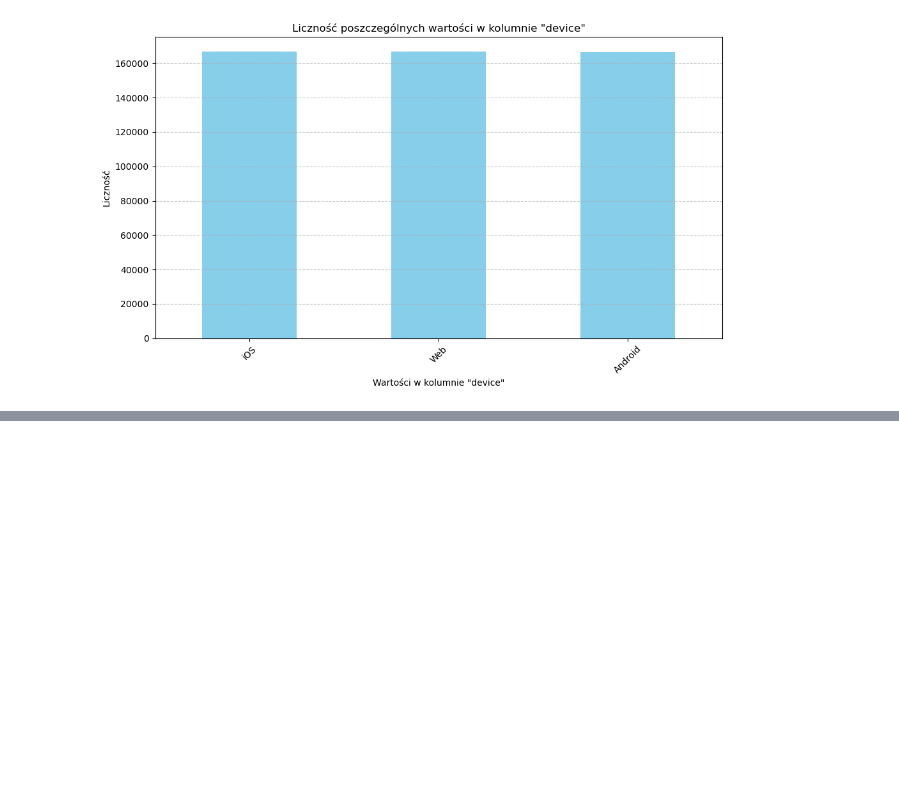
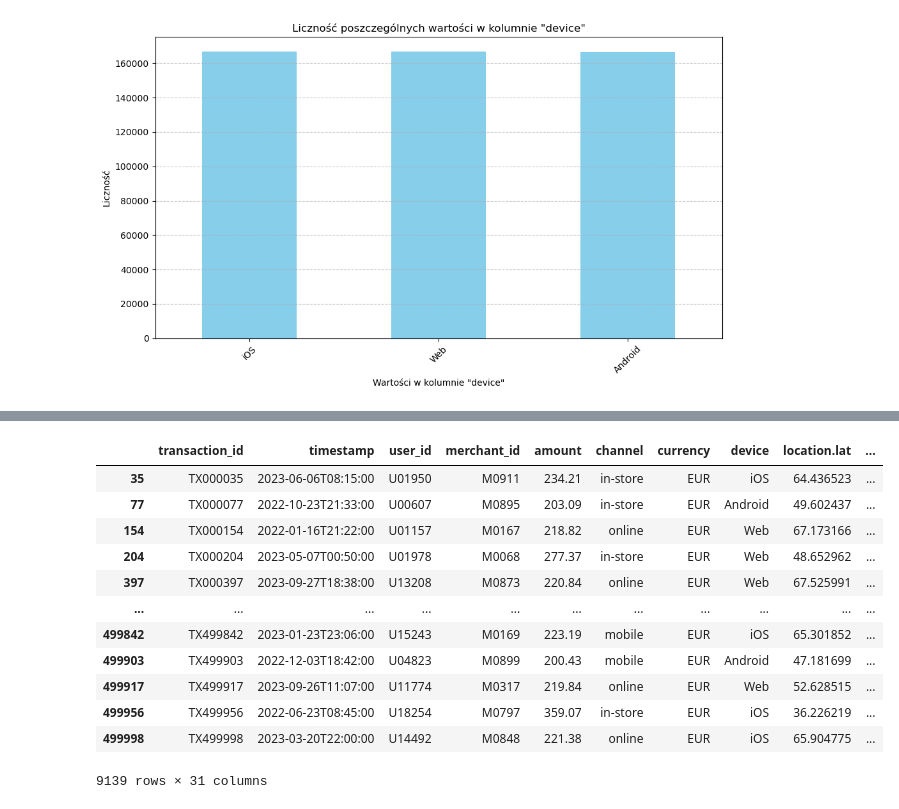
Before and after one commit to AleksanderWWW/gen-z4ikers, a Jupyter notebook: eda.ipynb, the cells around one changed output, grey strips where cells are left out. Cells and saved outputs as stored; diff of their text form; code cells hidden in the pictures; blank space fills up the shorter version.

```diff
--- a/eda.ipynb
+++ b/eda.ipynb
@@ -32,0 +86,20 @@ plt.show()
+# %%
+mask_z = abs(zscore(df['amount'])) > 3
+mask_z = abs(zscore(df['amount'])) > 3
+out_z = df[mask_z] = df[mask_z]
+# %%
+out_z
+# %% [output]
+|  | transaction_id | timestamp | user_id | merchant_id | amount | channel | currency | device | location.lat | ... |
+| 35 | TX000035 | 2023-06-06T08:15:00 | U01950 | M0911 | 234.21 | in-store | EUR | iOS | 64.436523 | ... |
+| 77 | TX000077 | 2022-10-23T21:33:00 | U00607 | M0895 | 203.09 | in-store | EUR | Android | 49.602437 | ... |
+| 154 | TX000154 | 2022-01-16T21:22:00 | U01157 | M0167 | 218.82 | online | EUR | Web | 67.173166 | ... |
+| 204 | TX000204 | 2023-05-07T00:50:00 | U01978 | M0068 | 277.37 | in-store | EUR | Web | 48.652962 | ... |
+| 397 | TX000397 | 2023-09-27T18:38:00 | U13208 | M0873 | 220.84 | online | EUR | Web | 67.525991 | ... |
+| ... | ... | ... | ... | ... | ... | ... | ... | ... | ... | ... |
+| 499842 | TX499842 | 2023-01-23T23:06:00 | U15243 | M0169 | 223.19 | mobile | EUR | iOS | 65.301852 | ... |
+| 499903 | TX499903 | 2022-12-03T18:42:00 | U04823 | M0899 | 200.43 | mobile | EUR | Android | 47.181699 | ... |
+| 499917 | TX499917 | 2023-09-26T11:07:00 | U11774 | M0317 | 219.84 | online | EUR | Web | 52.628515 | ... |
+| 499956 | TX499956 | 2022-06-23T08:45:00 | U18254 | M0797 | 359.07 | in-store | EUR | iOS | 36.226219 | ... |
+| 499998 | TX499998 | 2023-03-20T22:00:00 | U14492 | M0848 | 221.38 | online | EUR | iOS | 65.904775 | ... |
+9139 rows × 31 columns
```
Also changed, not shown: parts of 10 cells of this notebook.
